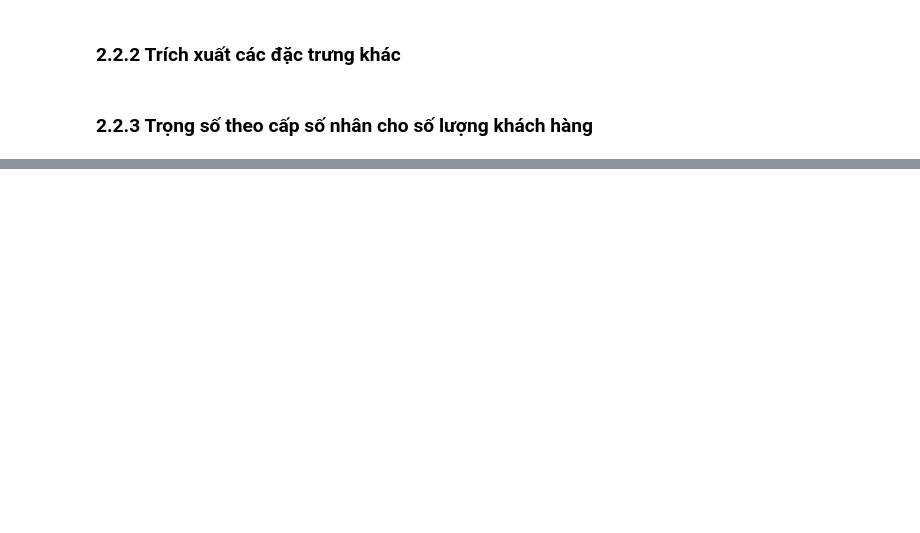
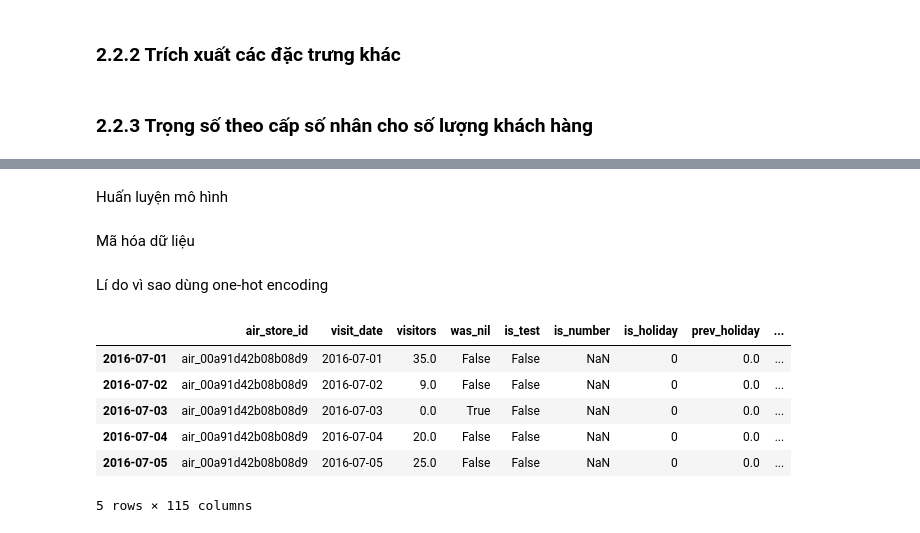
Before and after one commit to chongyeonsoo/PythonKHDL, a Jupyter notebook: report.ipynb, the cells around one changed output, grey strips where cells are left out. Saved outputs shown, nothing was run; the diff lists cells and outputs as text; code cells hidden in the pictures; blank space fills up the shorter version.

```diff
--- a/report.ipynb
+++ b/report.ipynb
@@ -110,7 +312,3 @@ submission.head()
 | 2 | air_00a91d42b08b08d9_2017-04-25 | NaN | air_00a91d42b08b08d9 | 2017-04-25 | True | 2 |
 | 3 | air_00a91d42b08b08d9_2017-04-26 | NaN | air_00a91d42b08b08d9 | 2017-04-26 | True | 3 |
 | 4 | air_00a91d42b08b08d9_2017-04-27 | NaN | air_00a91d42b08b08d9 | 2017-04-27 | True | 4 |
-# %%
-#xóa cột id
-submission = submission.drop(['id'], axis = 'columns')
-print(submission.head())
@@ -132,6 +324,5 @@ print(submission.head())
 # %%
-data = pd.concat((air_visit, submission))
-print(data['is_test'].dtype)
+data = pd.concat((air_visit, submission.drop(['id'], axis = 'columns')))
 data['is_test']  = data['is_test'].fillna(False).astype('bool') #vì cột khi ép có type là object, dùng astype để chuyển sang boolean
 data = pd.merge(left = data, right = date_info, on = 'visit_date', how = 'left')
 data = pd.merge(left = data, right = air_store_info, on = 'air_store_id', how = 'left')
@@ -237,9 +430,6 @@ data.head()
 # %%
 def findOutlier(data):
-    q1 = np.quantile(data, 0.25)
-    q3 = np.quantile(data, 0.75)
-    iqr = q3 - q1
-    return (data < (q1 - 1.5*iqr)) | (data > (q1 + 1.5*iqr))
+    return (data - data.mean()) > 2.4 * data.std()
 def replace_outlier(data):
     outlier = findOutlier(data)
     max = data[~outlier].max()
@@ -247,7 +437,7 @@ def replace_outlier(data):
     return data
 
 store = data.groupby('air_store_id')
-data['outlier'] = store.aplly(lambda g: findOutlier(g['visitors']))
+data['outlier'] = store.apply(lambda g: findOutlier(g['visitors'])).values
 data['replace_visitors'] = store.apply(lambda g: replace_outlier(g['visitors'])).values
 data['replace_visitor_log1'] = np.log1p(data['replace_visitors'])
 data.head()
@@ -273,0 +554,17 @@ group = data.groupby(['air_store_id', 'day_of_week']).apply(lambda g: find_best_
+# %% [markdown]
+Huấn luyện mô hình
+# %% [markdown]
+Mã hóa dữ liệu
+# %% [markdown]
+Lí do vì sao dùng one-hot encoding
+# %%
+data = pd.get_dummies(data, columns=['day_of_week', 'air_genre_name'])
+data.head()
+# %% [output]
+|  | air_store_id | visit_date | visitors | was_nil | is_test | is_number | is_holiday | prev_holiday | ... |
+| 2016-07-01 | air_00a91d42b08b08d9 | 2016-07-01 | 35.0 | False | False | NaN | 0 | 0.0 | ... |
+| 2016-07-02 | air_00a91d42b08b08d9 | 2016-07-02 | 9.0 | False | False | NaN | 0 | 0.0 | ... |
+| 2016-07-03 | air_00a91d42b08b08d9 | 2016-07-03 | 0.0 | True | False | NaN | 0 | 0.0 | ... |
+| 2016-07-04 | air_00a91d42b08b08d9 | 2016-07-04 | 20.0 | False | False | NaN | 0 | 0.0 | ... |
+| 2016-07-05 | air_00a91d42b08b08d9 | 2016-07-05 | 25.0 | False | False | NaN | 0 | 0.0 | ... |
+5 rows × 115 columns
```
Also changed, not shown: parts of 53 cells of this notebook.
